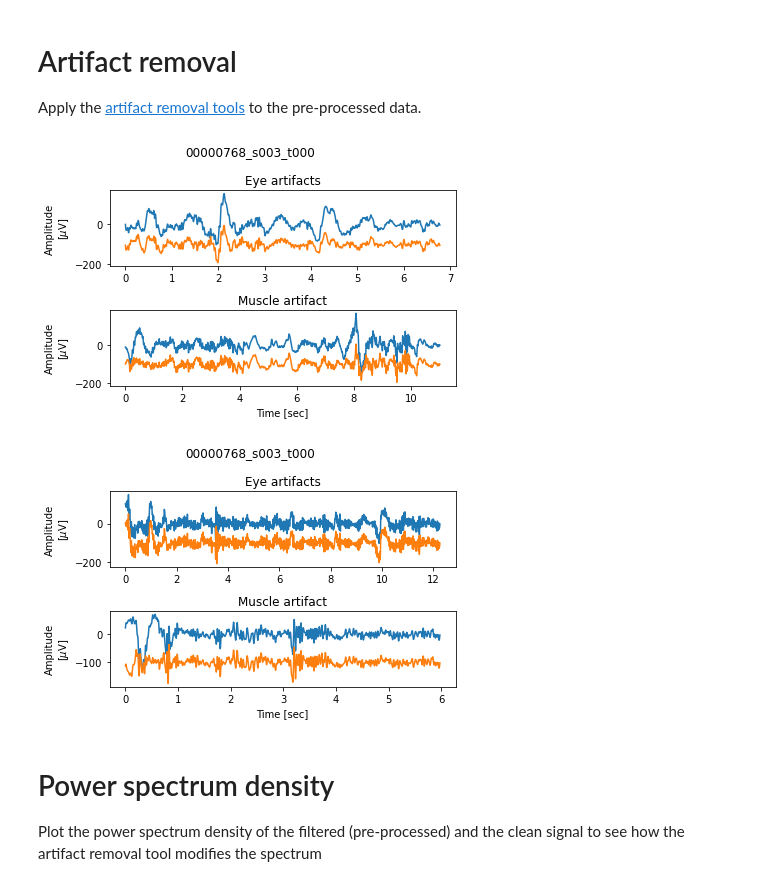
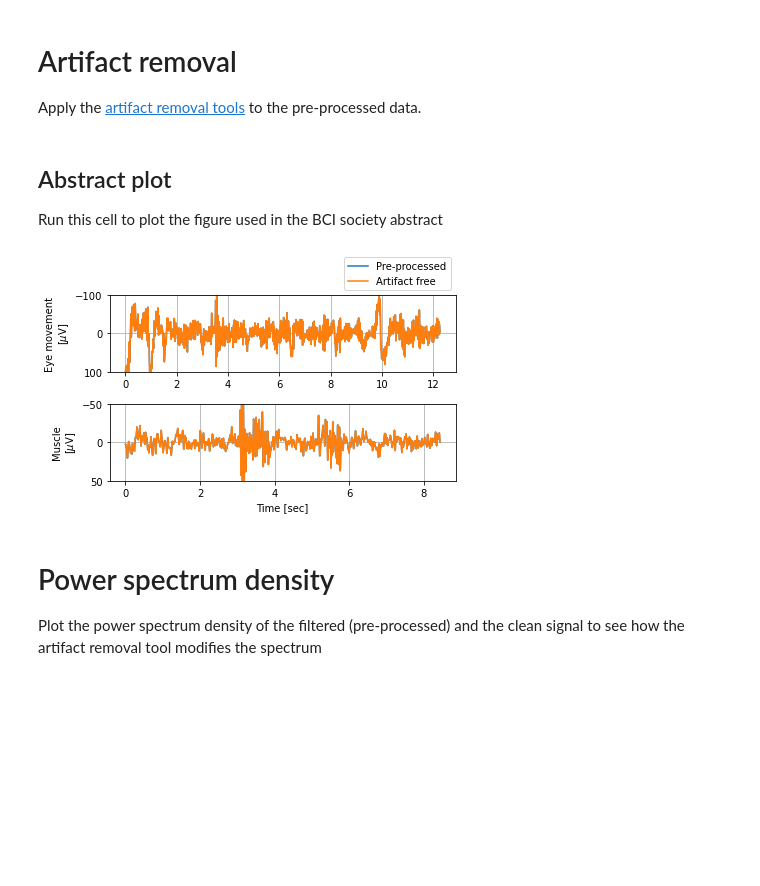
Before and after one commit to danielcomaduran/artifact-removal-tool-validation, a Jupyter notebook: Notebooks/02_Temple_Validation.ipynb, the cells around one changed output. Drawn from its saved outputs; the diff is of its cells as text; code cells hidden in the pictures; blank space fills up the shorter version.

Commit message:
BCI society abstract almost ready

```diff
--- a/Notebooks/02_Temple_Validation.ipynb
+++ b/Notebooks/02_Temple_Validation.ipynb
@@ -146,9 +163,9 @@ Apply band-pass filter datasets. Plot filtered data if needed.
 # %%
 #%% Settings
 # - Plot settings
-plot = True    # Boolean to plot pre-processed data
-scale = 1e6     # Scale for EEG data
-offset = 100    # Offset for filtered data (after scaling)
+plot = False    # Boolean to plot one artifact from each files pre-processed data
+scale = 1e6             # Scale for EEG data
+offset = 100            # Offset for filtered data (after scaling)
 
 # - Filter settings
 fc = [1, 30]    # Cut-off frequencies [Hz]
@@ -161,7 +178,7 @@ mus_pre_eeg =   [None] * n_files
 eye_pre_eeg =   [None] * n_files
 
 #%% Filter data
-for f,file in enumerate(edf_files):
+for f,file in enumerate(npz_files):
     clean_pre_eeg[f] = eeg_preprocessing.filter(f_type, clean_eeg[f], fc=fc, srate=int(srate[f]), order=f_order)
 
     artifacts = len(eye_eeg[f])
@@ -210,7 +222,7 @@ Apply the [artifact removal tools](../Functions/artifact_removal_tools.py) to th
 # %%
 #%% Settings
 # - Plot settings
-plot = True     # Boolean to plot data without artifacts
+plot = False     # Boolean to plot data without artifacts
 scale = 1e6     # Scale for EEG data
 offset = 100    # Offset for filtered data (after scaling)
 
@@ -219,14 +231,13 @@ window_length = 0.9 # Window length for embedding matrix [sec]
 fd_threshold = 1.3
 ssa_threshold = 0.1
 n_clusters = 10     # Number of clusters for kmean classification [n]
-n_artifacts = 1     # Number of artifacts trials to clean
 
 #%% Preallocate data
 eye_clean = [None] * n_files
 mus_clean = [None] * n_files
 
 #%% Apply ART
-for f in range(n_files-1):
+for f in range(n_files):
     # Preallocate variables
     eye_clean[f] = [None] * n_artifacts
     mus_clean[f] = [None] * n_artifacts
@@ -255,21 +266,55 @@ for f in range(n_files-1):
         ax[0].set_title("Eye artifacts")
         temp_time = np.linspace(0, np.max(np.shape(eye_pre_eeg[f][0]))/srate[f], np.max(np.shape(eye_pre_eeg[f][0])))
         ax[0].plot(temp_time, scale*eye_pre_eeg[f][0][0,:], label="filt")
-        ax[0].plot(temp_time, scale*eye_clean[f][0][0,:] - offset, label="clean")
+        ax[0].plot(temp_time, scale*eye_clean[f][0][0,:], label="clean")
         ax[0].set_ylabel("Amplitude\n[$\mu$V]")
 
         ax[1].set_title("Muscle artifact")
         temp_time = np.linspace(0, np.max(np.shape(mus_pre_eeg[f][0]))/srate[f], np.max(np.shape(mus_pre_eeg[f][0])))
         ax[1].plot(temp_time, scale*mus_pre_eeg[f][0][0,:], label="filt")
-        ax[1].plot(temp_time, scale*mus_clean[f][0][0,:] - offset, label="clean")
+        ax[1].plot(temp_time, scale*mus_clean[f][0][0,:], label="clean")
         ax[1].set_ylabel("Amplitude\n[$\mu$V]")
         ax[1].set_xlabel("Time [sec]")
 
         plt.tight_layout()
         del temp_time
-# %% [output]
-[figure, removed]
-[figure, removed]
+# %% [markdown]
+## Abstract plot
+
+Run this cell to plot the figure used in the BCI society abstract
+# %%
+#%% Settings
+f = 1           # File index [n]
+a = 0          # Artifact index [n]
+chan = "FP1"    # Channel to plot [string]
+scaling_factor = 1e6    # Scale data to [uV]
+eye_ylims = [100, -100] # Limits for eye plot
+mus_ylims = [50, -50] # Limits for muscle plot
+
+#%% Create time vectors and select channel
+time_eye = np.linspace(0, np.max(np.shape(eye_pre_eeg[f][a]))/srate[f], np.max(np.shape(eye_pre_eeg[f][a])))
+time_mus = np.linspace(0, np.max(np.shape(mus_pre_eeg[f][a]))/srate[f], np.max(np.shape(mus_pre_eeg[f][a])))
+chan_idx = eeg_valid_chans == chan
+
+#%% Generate plot
+[fig, ax] = plt.subplots(2,1)
+ax[0].plot(time_eye, scaling_factor*eye_pre_eeg[f][a][chan_idx,:].T)
+ax[0].plot(time_eye, scaling_factor*eye_clean[f][a][chan_idx,:].T)
+ax[0].set_ylabel("Eye movement\n[$\mu$V]")
+ax[0].legend(["Pre-processed", "Artifact free"], bbox_to_anchor=(1., 1.55))
+ax[0].set_ylim(eye_ylims)
+ax[0].grid()
+
+ax[1].plot(time_mus, scaling_factor*mus_pre_eeg[f][a][chan_idx,:].T)
+ax[1].plot(time_mus, scaling_factor*mus_clean[f][a][chan_idx,:].T)
+ax[1].set_ylabel("Muscle\n[$\mu$V]")
+ax[1].set_xlabel("Time [sec]")
+ax[1].set_ylim(mus_ylims)
+ax[1].grid()
+
+plt.tight_layout()
+# %% [output]
+[figure, added]
 # %% [markdown]
 # Power spectrum density
 
```
Also changed, not shown: parts of 10 cells of this notebook, 2 other files.
